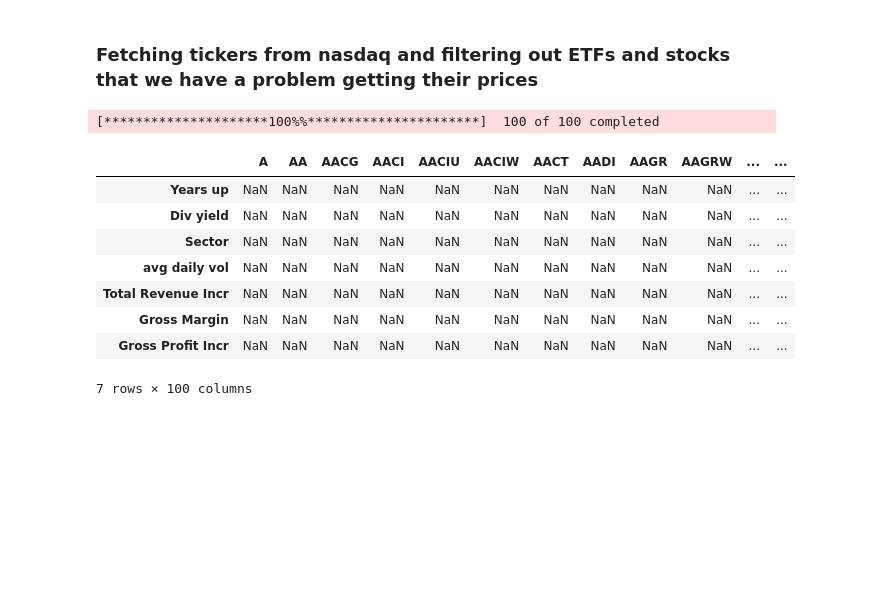
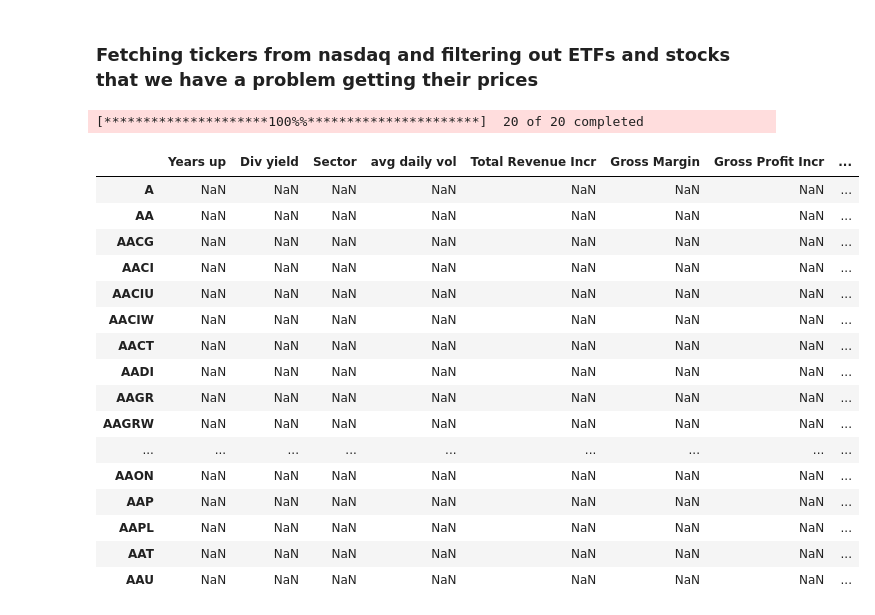
Before and after one commit to Idanq1/Stocks-Strategies, a Jupyter notebook: Investing/Checklist.ipynb, the cells around one changed output. Cells and saved outputs as stored; diff of their text form; code cells hidden in the pictures; blank space fills up the shorter version.

```diff
--- a/Investing/Checklist.ipynb
+++ b/Investing/Checklist.ipynb
@@ -27,11 +29,11 @@ def get_all_tickers(etf=False):
 def get_data(tickers_list, p="max"):
     return yf.download(tickers_list, period=p, interval="1d")
 # %%
-tickers = get_all_tickers()[:100]
-# tickers = ["TSLA", "AAPL", "MSFT", "NVDA", "GOOG"]
+tickers = get_all_tickers()[:20]
+# tickers = ["TSLA", "AAPL", "MSFT", "NVDA", "GOOG", "AACI"]
 data = get_data(tickers)
 # %% [output]
-[*********************100%%**********************]  100 of 100 completed
+[*********************100%%**********************]  20 of 20 completed
 # %%
 data_cop = data.copy()
 # %%
@@ -46,16 +48,25 @@ for stock in new_df["Close"].columns:
     new_df["Change", stock] = np.nan
 new_df["Change"] = new_df.xs("Close", axis=1, level=0).pct_change() * 100
 # %%
-stocks_checklist = pd.DataFrame(index=["Years up", "Div yield", "Sector", "avg daily vol", "Total Revenue Incr", "Gross Margin", "Gross Profit Incr"], columns=new_df["Close"].columns)
+stocks_checklist = pd.DataFrame(index=new_df["Close"].columns, columns=["Years up", "Div yield", "Sector", "avg daily vol", "Total Revenue Incr", "Gross Margin", "Gross Profit Incr", "Trading years"])
+
 stocks_checklist
 # %% [output]
-|  | A | AA | AACG | AACI | AACIU | AACIW | AACT | AADI | AAGR | AAGRW | ... | ... |
-| Years up | NaN | NaN | NaN | NaN | NaN | NaN | NaN | NaN | NaN | NaN | ... | ... |
-| Div yield | NaN | NaN | NaN | NaN | NaN | NaN | NaN | NaN | NaN | NaN | ... | ... |
-| Sector | NaN | NaN | NaN | NaN | NaN | NaN | NaN | NaN | NaN | NaN | ... | ... |
-| avg daily vol | NaN | NaN | NaN | NaN | NaN | NaN | NaN | NaN | NaN | NaN | ... | ... |
-| Total Revenue Incr | NaN | NaN | NaN | NaN | NaN | NaN | NaN | NaN | NaN | NaN | ... | ... |
-| Gross Margin | NaN | NaN | NaN | NaN | NaN | NaN | NaN | NaN | NaN | NaN | ... | ... |
-| Gross Profit Incr | NaN | NaN | NaN | NaN | NaN | NaN | NaN | NaN | NaN | NaN | ... | ... |
+|  | Years up | Div yield | Sector | avg daily vol | Total Revenue Incr | Gross Margin | Gross Profit Incr | ... |
+| A | NaN | NaN | NaN | NaN | NaN | NaN | NaN | ... |
+| AA | NaN | NaN | NaN | NaN | NaN | NaN | NaN | ... |
+| AACG | NaN | NaN | NaN | NaN | NaN | NaN | NaN | ... |
+| AACI | NaN | NaN | NaN | NaN | NaN | NaN | NaN | ... |
+| AACIU | NaN | NaN | NaN | NaN | NaN | NaN | NaN | ... |
+| AACIW | NaN | NaN | NaN | NaN | NaN | NaN | NaN | ... |
+| AACT | NaN | NaN | NaN | NaN | NaN | NaN | NaN | ... |
+| AADI | NaN | NaN | NaN | NaN | NaN | NaN | NaN | ... |
+| AAGR | NaN | NaN | NaN | NaN | NaN | NaN | NaN | ... |
+| AAGRW | NaN | NaN | NaN | NaN | NaN | NaN | NaN | ... |
+| ... | ... | ... | ... | ... | ... | ... | ... | ... |
+| AAON | NaN | NaN | NaN | NaN | NaN | NaN | NaN | ... |
+| AAP | NaN | NaN | NaN | NaN | NaN | NaN | NaN | ... |
+| AAPL | NaN | NaN | NaN | NaN | NaN | NaN | NaN | ... |
+| AAT | NaN | NaN | NaN | NaN | NaN | NaN | NaN | ... |
+| AAU | NaN | NaN | NaN | NaN | NaN | NaN | NaN | ... |
-7 rows × 100 columns
 # %%
```
Also changed, not shown: parts of 23 cells of this notebook.
